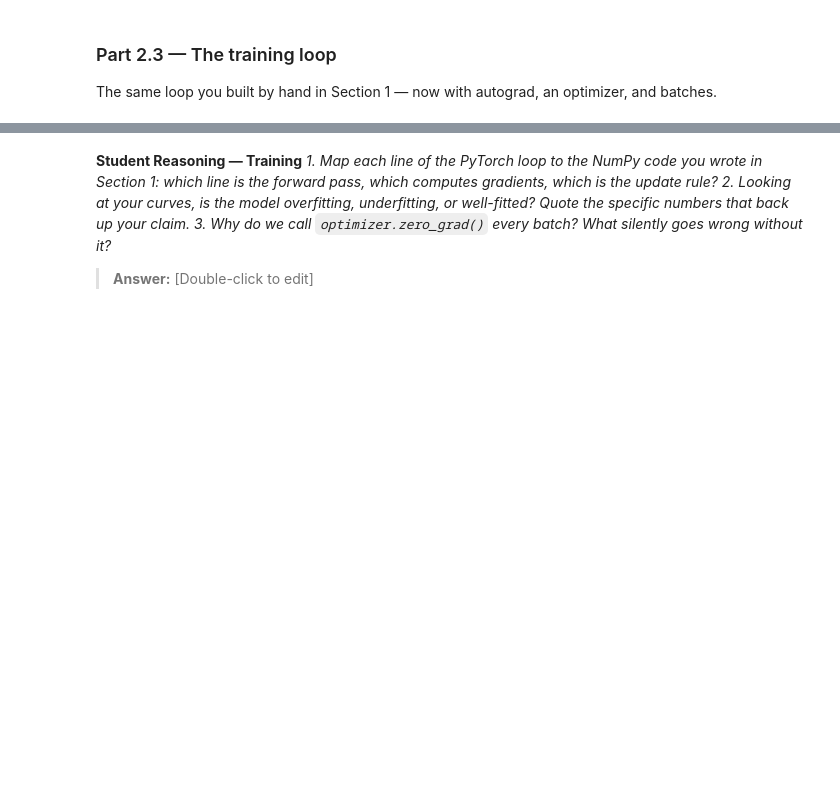
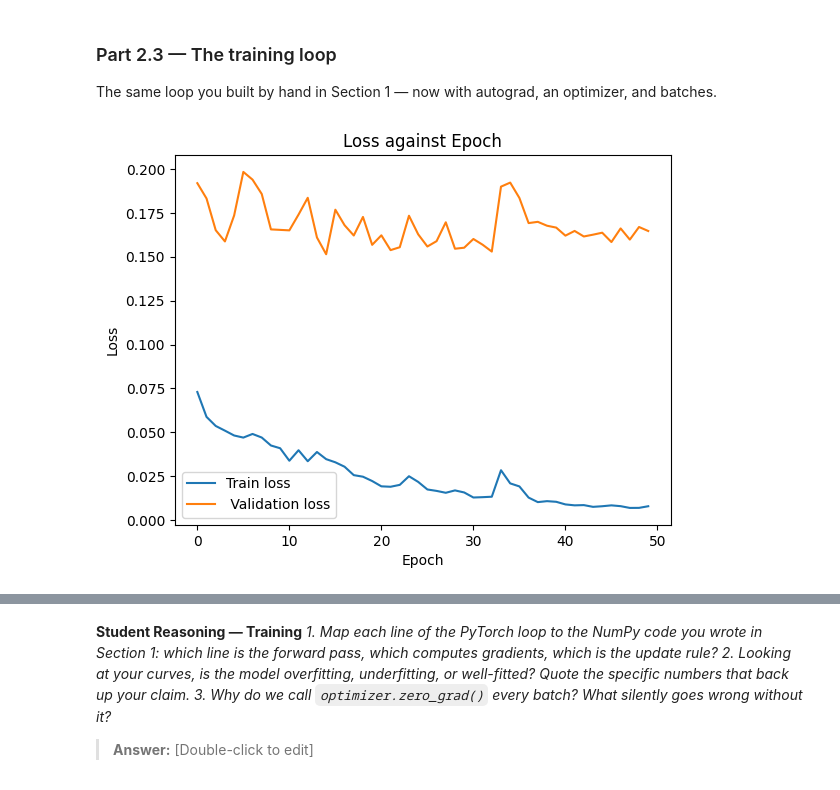
Before and after one commit to Ewurakua419/lab-3, a Jupyter notebook: Lab_3.ipynb, the cells around one changed output, grey strips where cells are left out. Cells and saved outputs as stored; diff of their text form; code cells hidden in the pictures; blank space fills up the shorter version.

```diff
--- a/Lab_3.ipynb
+++ b/Lab_3.ipynb
@@ -549,7 +549,7 @@ An MLP: input -> hidden layers with ReLU -> 7 output logits.
 
 torch.manual_seed(RANDOM_STATE)
 class FeedForwardNet(nn.Module):
-    def __init__(self, input_dim, hidden_sizes=(64, 32, 24), n_classes=7):
+    def __init__(self, input_dim=7, hidden_sizes=(64, 32, 24), n_classes=7):
         super().__init__()
         # ensures thta they are fully connected
         self.fc1=nn.Linear(input_dim, hidden_sizes[0])#layer 1
@@ -567,7 +567,7 @@ class FeedForwardNet(nn.Module):
 
 
 # TODO: Instantiate, move to DEVICE, print the model.
-model= FeedForwardNet(7)
+model= FeedForwardNet(X_train_scaled.shape[1])# returns number of features of train dataset as size
 model=model.to(DEVICE)
 print(model)
 # TODO: Count trainable parameters:
@@ -620,18 +620,100 @@ The same loop you built by hand in Section 1 — now with autograd, an optimizer
 # %%
 # TODO: criterion = nn.CrossEntropyLoss()
 #       optimizer = torch.optim.Adam(model.parameters(), lr=1e-3)   # or SGD — justify
-
+criterion = nn.CrossEntropyLoss()
+optimizer = torch.optim.Adam(model.parameters(), lr=1e-3)
+torch.manual_seed(RANDOM_STATE)
 # TODO: Train for at least 50 epochs. Each epoch:
 #   1. model.train(); for xb, yb in train_loader:
 #        optimizer.zero_grad()
 #        logits = model(xb.to(DEVICE))
 #        loss = criterion(logits, yb.to(DEVICE))
 #        loss.backward()          # <- the backprop you wrote by hand in Part 1.2
 #        optimizer.step()         # <- the update rule you wrote in Part 1.1
 #   2. model.eval() + torch.no_grad(): compute loss AND accuracy on train and validation sets
 #   3. Append everything to history lists; print a one-line summary per epoch.
+best_val_accuracy=0
+historyval=[]
+
+
+epoch=50
+history = {"train_loss": [], "train_acc": [], "val_loss": [], "val_acc": []}
+#all_preds, all_labels = [], []
+for i in range(epoch):
+    model.train()
+    #torch.no_grad()
+    running_loss, correct, total = 0, 0, 0
+
+    for xb, yb in train_loader:
+        optimizer.zero_grad()
+        xb=xb.to(DEVICE)
+        yb=yb.to(DEVICE)
+        logits = model.forward(xb)
+        loss = criterion(logits, yb)
+
+        loss.backward()
+        optimizer.step()
+        running_loss += loss.item() * xb.size(0)
+        preds = logits.argmax(1)
+        correct += (preds == yb).sum().item()
+        total += yb.size(0)
+        #all_preds.append(preds.cpu())
+        #all_labels.append(yb.cpu())
+
+    avg_loss = running_loss / total
+    accuracy = correct / total
+    #preds = torch.cat(all_preds).numpy()
+    #yb = torch.cat(all_labels).numpy()
+    history["train_loss"].append(avg_loss)
+    history["train_acc"].append(accuracy)
+    model.eval()
+    with torch.no_grad():
+        running_loss_val, correct_val, total_val = 0.0, 0, 0
+        for xb, yb in val_loader:
+            xb=xb.to(DEVICE)
+            yb=yb.to(DEVICE)
+            logits = model.forward(xb)
+            loss = criterion(logits, yb)
+            running_loss_val += loss.item() * xb.size(0)
+            preds = logits.argmax(1)
+            correct_val += (preds == yb).sum().item()
+            total_val += yb.size(0)
+            #all_preds.append(preds.cpu())
+            #all_labels.append(yb.cpu())
+
+    val_loss = running_loss_val / total_val
+    val_acc = correct_val / total_val
+    #preds_val = torch.cat(all_preds).numpy()
+    #yb = torch.cat(all_labels).numpy()
+    history["val_loss"].append(val_loss)
+    history["val_acc"].append(val_acc)
+
+    if val_acc> best_val_accuracy:
+        best_val_accuracy=val_acc
+        torch.save(model.state_dict(), "ffn_best.pt")
+
+
 
 # TODO: Save the best model (highest validation accuracy):
 #   torch.save(model.state_dict(), "ffn_best.pt")
 
+
+plt.plot(range(epoch),history["train_loss"], label="Train loss")
+plt.plot(range(epoch),history["val_loss"], label=" Validation loss")
+plt.legend()
+plt.title("Loss against Epoch")
+plt.ylabel("Loss")
+plt.xlabel("Epoch")
+plt.show()
+
+
+plt.plot(range(epoch),history["train_acc"], label= "Train accuracy")
+plt.plot(range(epoch),history["val_acc"], label="Val accuracy")
+plt.legend()
+plt.ylabel("Accuracy- train")
+plt.xlabel("Epoch")
+plt.show()
+
 # TODO: Plot loss curves (train + val) and accuracy curves (train + val), with legends.
+# %% [output]
+[figure, added]
```
Also changed, not shown: parts of 3 cells of this notebook.
